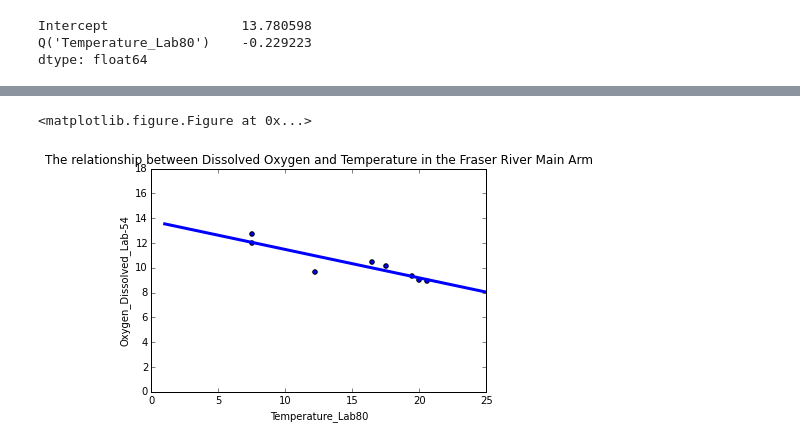
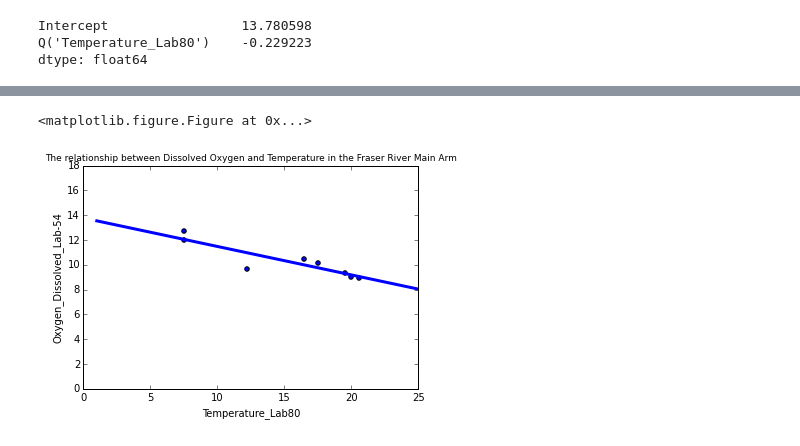
Before and after one commit to Jhanelle/Fraser, a Jupyter notebook: bin/Water_Quality_Project.ipynb, the cells around one changed output, grey strips where cells are left out. Cells and saved outputs as stored; diff of their text form; code cells hidden in the pictures.

```diff
--- a/bin/Water_Quality_Project.ipynb
+++ b/bin/Water_Quality_Project.ipynb
@@ -89,3 +68,4 @@ def extract_and_drop_data ():
 # %%
 #Use the defined function to rename column names and drop empty values
-extract_and_drop_NaN()
+
+edited_columns=extract_and_drop_data()
@@ -102,23 +85,22 @@ extract_and_drop_NaN()
 # %%
 def linear_model(x,y):
     '''This function is used to create a linear regression for x and y variables in the dataset.
-    The input the function are the x and y variables while the output is a
+    The input for the function are the x and y variables while the output is a
     linear model that represents these variables'''
 
     #Define the x and y variables
     y= 'Oxygen_Dissolved_Lab-54'
     x= 'Temperature_Lab80'
 
-    #General form for the linear model formula, this would be used with the defined variables to help run the model
-    linear_model= sm.formula.ols(formula="Q('y') ~ Q('x')", data= water_quality_DO2).fit()
+    #General form for the linear model formula, this would be used with the defined variable
+    lm= sm.formula.ols(formula= "Q('" + y + "') ~ Q('" + x + "')", data= edited_columns).fit()
 
-    # Used to use the predict function we make a data frame, therefore below we have data frame that is used to make dataframe
-    column_name= 'Temperature_Lab80'
+    # Used to predict function we make a data frame, therefore below we have data frame that is used to make dataframe
+    x_new=pd.DataFrame({'Temperature_Lab80': range(1,700)})
 
-    x_new=pd.DataFrame({'column_name': range(1,700)})
+    # create a predict function to calculate linear model
+    y_preds=lm.predict(x_new)
 
-    # create predict function to calculate linear model
-    y_preds=lm.predict(x_new)
-    y_preds[1:10]
-
-    print(linear_model)
+    return lm
+    return x_new
+    return y_preds
@@ -153,23 +141,29 @@ Warnings:
 # %%
-plt.figure(figsize=(3,2))
+#Create the dimensions of the figure size for the plot created
+plt.figure(figsize=(20,20))
 
 #Plot the linear model for the dataset
-plot_water_quality= water_quality_DO2.plot(kind='scatter', x='Temperature_Lab80', y="Oxygen_Dissolved_Lab-54")
+plot_water_quality= edited_columns.plot(kind='scatter', x='Temperature_Lab80', y="Oxygen_Dissolved_Lab-54")
 
 #Create the x limits for the graph
 plt.xlim(0,25)
 
 #Create the y limits for the graph
 plt.ylim(0,18)
 
+#Define the y_preds variable
+y_preds=linear_model('Temperature_Lab80','Oxygen_Dissolved_Lab-54').predict(x_new)
+
 #Create a plot that displays the linear model
 plt.plot(x_new, y_preds, c='blue', linewidth=3)
 
 #Set title for the linear regression model
-plt.title('The relationship between Dissolved Oxygen and Temperature in the Fraser River Main Arm')
+plt.title('The relationship between Dissolved Oxygen and Temperature in the Fraser River Main Arm', fontsize=9)
 
 #Save the linear model plot
-plt.savefig('Fraser_River_Water_Quality_Graph01.pdf')
+plt.savefig('../results/Fraser_River_Water_Quality_Graph_01.pdf')
+
+plt.show()
 # %% [output]
 <matplotlib.figure.Figure at 0x...>
-[figure, old version]
+[figure, new version]
```
Also changed, not shown: parts of 12 cells of this notebook.
